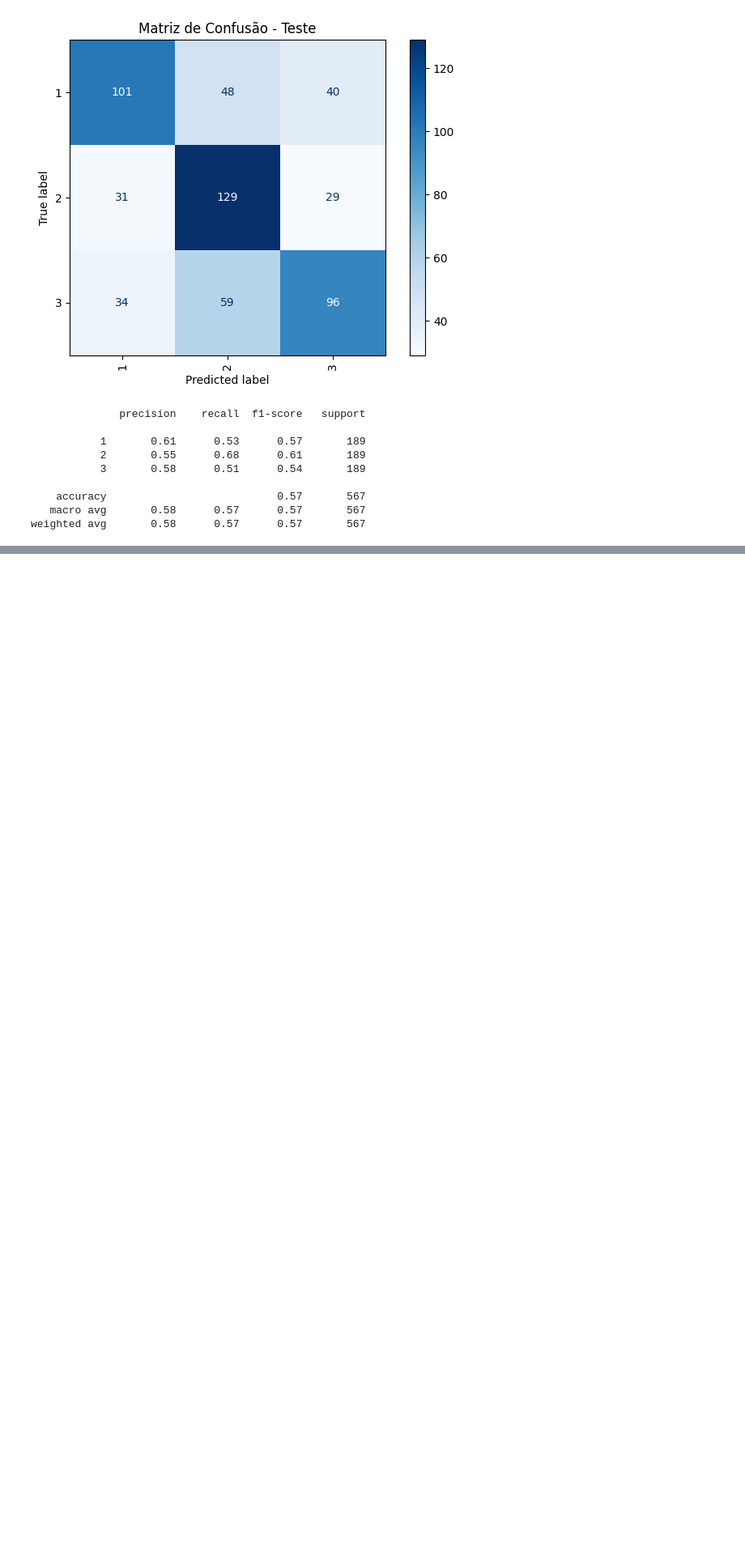
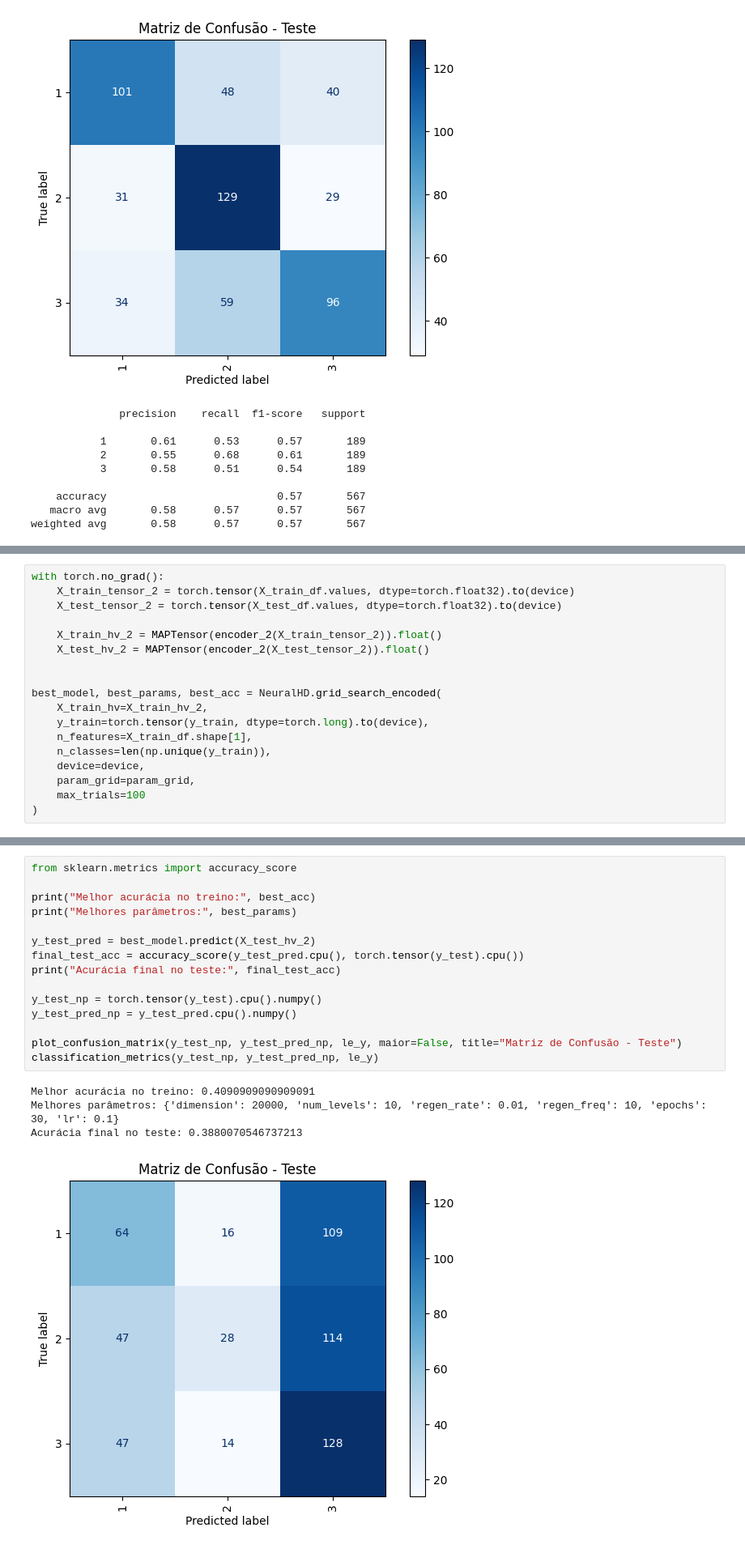
Before and after one commit to Camila-Ferr/Wizard_Green_AI, a Jupyter notebook: notebooks/Dataset2.ipynb, the cells around one changed output, grey strips where cells are left out. Shown: that part at 81% size. Cells and saved outputs as stored; diff of their text form; blank space fills up the shorter version.

```diff
--- a/notebooks/Dataset2.ipynb
+++ b/notebooks/Dataset2.ipynb
@@ -313,0 +442,18 @@ weighted avg       0.58      0.57      0.57       567
+# %%
+with torch.no_grad():
+    X_train_tensor_2 = torch.tensor(X_train_df.values, dtype=torch.float32).to(device)
+    X_test_tensor_2 = torch.tensor(X_test_df.values, dtype=torch.float32).to(device)
+
+    X_train_hv_2 = MAPTensor(encoder_2(X_train_tensor_2)).float()
+    X_test_hv_2 = MAPTensor(encoder_2(X_test_tensor_2)).float()
+
+
+best_model, best_params, best_acc = NeuralHD.grid_search_encoded(
+    X_train_hv=X_train_hv_2,
+    y_train=torch.tensor(y_train, dtype=torch.long).to(device),
+    n_features=X_train_df.shape[1],
+    n_classes=len(np.unique(y_train)),
+    device=device,
+    param_grid=param_grid,
+    max_trials=100
+)
@@ -313,0 +474,20 @@ weighted avg       0.58      0.57      0.57       567
+# %%
+from sklearn.metrics import accuracy_score
+
+print("Melhor acurácia no treino:", best_acc)
+print("Melhores parâmetros:", best_params)
+
+y_test_pred = best_model.predict(X_test_hv_2)
+final_test_acc = accuracy_score(y_test_pred.cpu(), torch.tensor(y_test).cpu())
+print("Acurácia final no teste:", final_test_acc)
+
+y_test_np = torch.tensor(y_test).cpu().numpy()
+y_test_pred_np = y_test_pred.cpu().numpy()
+
+plot_confusion_matrix(y_test_np, y_test_pred_np, le_y, maior=False, title="Matriz de Confusão - Teste")
+classification_metrics(y_test_np, y_test_pred_np, le_y)
+# %% [output]
+Melhor acurácia no treino: 0.4090909090909091
+Melhores parâmetros: {'dimension': 20000, 'num_levels': 10, 'regen_rate': 0.01, 'regen_freq': 10, 'epochs': 30, 'lr': 0.1}
+Acurácia final no teste: 0.3880070546737213
+[figure, added]
```
Also changed, not shown: parts of 13 cells of this notebook, 4 other files.
